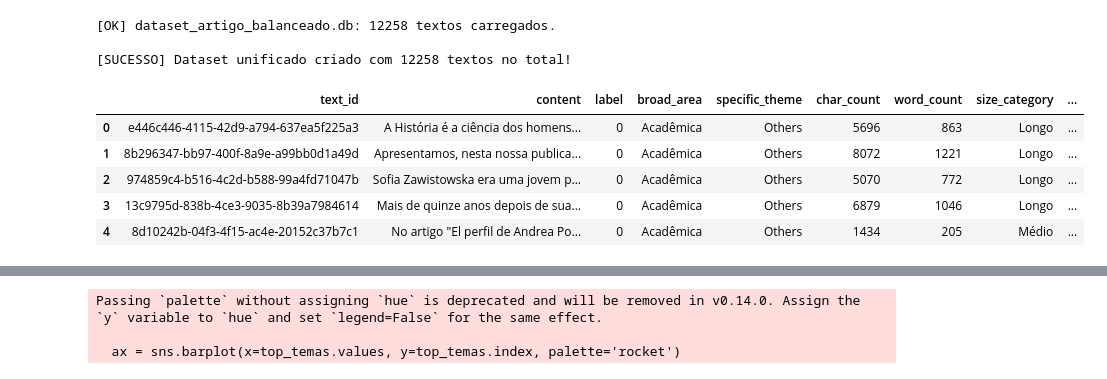
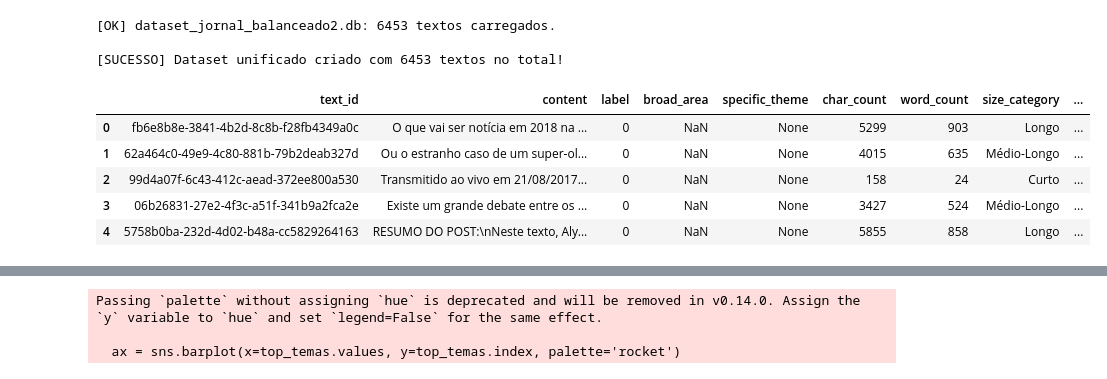
Before and after one commit to VLROCK/scrapping, a Jupyter notebook: notebooks/datasets.ipynb, the cells around one changed output, grey strips where cells are left out. Drawn from its saved outputs; the diff is of its cells as text; code cells hidden in the pictures.

```diff
--- a/notebooks/datasets.ipynb
+++ b/notebooks/datasets.ipynb
@@ -11,13 +11,15 @@ plt.rcParams['font.size'] = 12
 # %%
 # Lista com os caminhos dos seus bancos de dados (ajuste se tiver mais)
 DATABASES = [
-    "../data/dataset_artigo_balanceado.db"
+    #"../data/dataset_artigo_balanceado.db"
     #"../data/dataset_artigo.db",
     #"../data/dataset_informacional.db",
     #"../data/dataset_social.db",
     #"../data/dataset.db",
+    "../data/dataset_jornal_balanceado2.db",
     #"../data/dataset_livro.db",
-    #"../data/dataset_literariro_autores.db",
+    #"../data/dataset_literario_completo.db",
+    #"../data/dataset_literario_balanceado.db",
     #"../data/dataset_literariro.db", # Coloque o nome exato que está na sua pasta
 ]
 
@@ -33,40 +35,40 @@ def carregar_dados(db_paths):
                 # Lê a tabela inteira para o Pandas
                 df = pd.read_sql_query("SELECT * FROM texts", conn)
 
                 # Adiciona uma coluna com o nome do arquivo para rastreio
                 df['origem_db'] = os.path.basename(path)
 
                 dataframes.append(df)
                 conn.close()
                 print(f"[OK] {os.path.basename(path)}: {len(df)} textos carregados.")
             except Exception as e:
                 print(f"[ERRO] Falha ao ler {path}: {e}")
         else:
             print(f"[AVISO] Ficheiro não encontrado: {path}")
 
     # Une todos os dataframes num só (Empilhamento)
     if dataframes:
         df_completo = pd.concat(dataframes, ignore_index=True)
         print(f"\n[SUCESSO] Dataset unificado criado com {len(df_completo)} textos no total!")
         return df_completo
     else:
         return pd.DataFrame()
 
 # Executa a função
 df = carregar_dados(DATABASES)
 
 # Mostra as primeiras 5 linhas para confirmar que deu certo
 display(df.head())
 # %% [output]
-[OK] dataset_artigo_balanceado.db: 12258 textos carregados.
+[OK] dataset_jornal_balanceado2.db: 6453 textos carregados.
 
-[SUCESSO] Dataset unificado criado com 12258 textos no total!
+[SUCESSO] Dataset unificado criado com 6453 textos no total!
 |  | text_id | content | label | broad_area | specific_theme | char_count | word_count | size_category | ... |
-| 0 | e446c446-4115-42d9-a794-637ea5f225a3 | A História é a ciência dos homens... | 0 | Acadêmica | Others | 5696 | 863 | Longo | ... |
-| 1 | 8b296347-bb97-400f-8a9e-a99bb0d1a49d | Apresentamos, nesta nossa publica... | 0 | Acadêmica | Others | 8072 | 1221 | Longo | ... |
-| 2 | 974859c4-b516-4c2d-b588-99a4fd71047b | Sofia Zawistowska era uma jovem p... | 0 | Acadêmica | Others | 5070 | 772 | Longo | ... |
-| 3 | 13c9795d-838b-4ce3-9035-8b39a7984614 | Mais de quinze anos depois de sua... | 0 | Acadêmica | Others | 6879 | 1046 | Longo | ... |
-| 4 | 8d10242b-04f3-4f15-ac4e-20152c37b7c1 | No artigo "El perfil de Andrea Po... | 0 | Acadêmica | Others | 1434 | 205 | Médio | ... |
+| 0 | fb6e8b8e-3841-4b2d-8c8b-f28fb4349a0c | O que vai ser notícia em 2018 na ... | 0 | NaN | None | 5299 | 903 | Longo | ... |
+| 1 | 62a464c0-49e9-4c80-881b-79b2deab327d | Ou o estranho caso de um super-ol... | 0 | NaN | None | 4015 | 635 | Médio-Longo | ... |
+| 2 | 99d4a07f-6c43-412c-aead-372ee800a530 | Transmitido ao vivo em 21/08/2017... | 0 | NaN | None | 158 | 24 | Curto | ... |
+| 3 | 06b26831-27e2-4f3c-a51f-341b9a2fca2e | Existe um grande debate entre os ... | 0 | NaN | None | 3427 | 524 | Médio-Longo | ... |
+| 4 | 5758b0ba-232d-4d02-b48a-cc5829264163 | RESUMO DO POST:\nNeste texto, Aly... | 0 | NaN | None | 5855 | 858 | Longo | ... |
 # %%
 plt.figure(figsize=(10, 6))
 
```
Also changed, not shown: parts of 2 cells of this notebook, 18 other files.
